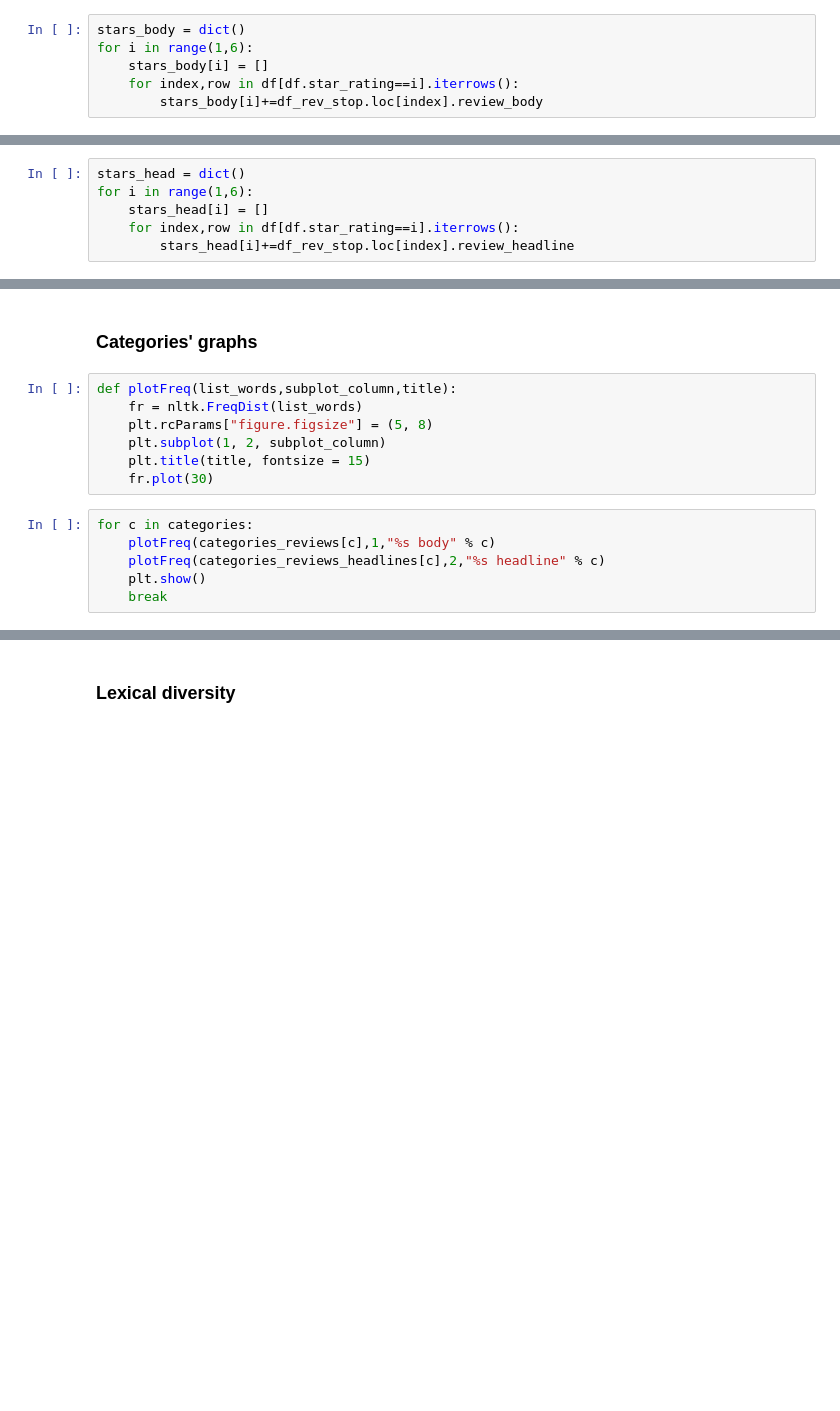
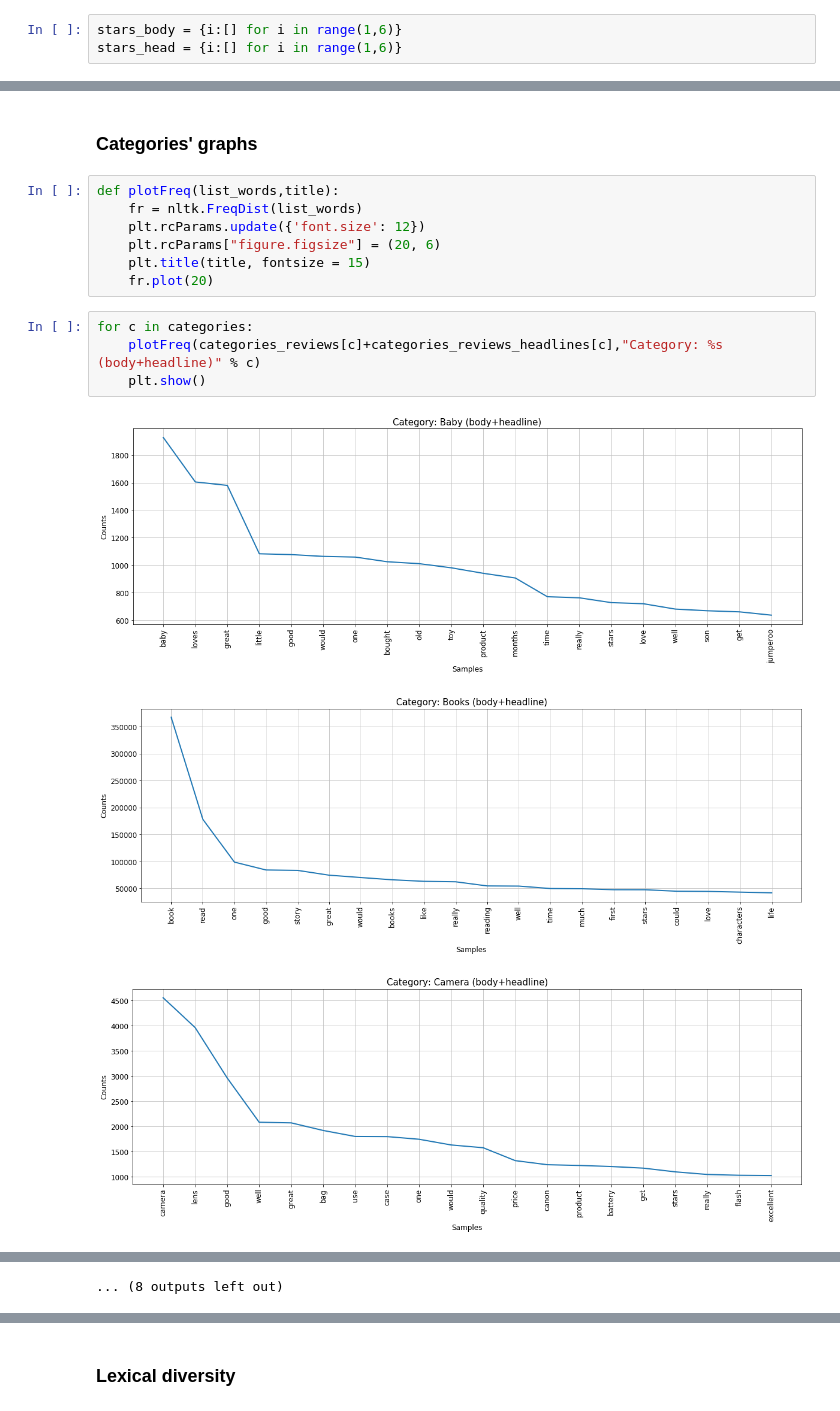
Before and after one commit to carmignanivittorio/Amazon-review-dataset-analysis, a Jupyter notebook: TextAnalysis.ipynb, the cells around one changed output, grey strips where cells are left out. Drawn from its saved outputs; the diff is of its cells as text; blank space fills up the shorter version.

```diff
--- a/TextAnalysis.ipynb
+++ b/TextAnalysis.ipynb
@@ -130,6 +116,3 @@ for c in categories:
 # %%
-stars_body = dict()
-for i in range(1,6):
-    stars_body[i] = []
-    for index,row in df[df.star_rating==i].iterrows():
-        stars_body[i]+=df_rev_stop.loc[index].review_body
+stars_body = {i:[] for i in range(1,6)}
+stars_head = {i:[] for i in range(1,6)}
@@ -138,6 +118,0 @@ for i in range(1,6):
-# %%
-stars_head = dict()
-for i in range(1,6):
-    stars_head[i] = []
-    for index,row in df[df.star_rating==i].iterrows():
-        stars_head[i]+=df_rev_stop.loc[index].review_headline
@@ -269,15 +261,17 @@ Number of words (headline+body) of all reviews = 116006962, without stopwrods =
 # %% [markdown]
 ### Categories' graphs
 # %%
-def plotFreq(list_words,subplot_column,title):
+def plotFreq(list_words,title):
     fr = nltk.FreqDist(list_words)
-    plt.rcParams["figure.figsize"] = (5, 8)
-    plt.subplot(1, 2, subplot_column)
+    plt.rcParams.update({'font.size': 12})
+    plt.rcParams["figure.figsize"] = (20, 6)
     plt.title(title, fontsize = 15)
-    fr.plot(30)
+    fr.plot(20)
 # %%
 for c in categories:
-    plotFreq(categories_reviews[c],1,"%s body" % c)
-    plotFreq(categories_reviews_headlines[c],2,"%s headline" % c)
+    plotFreq(categories_reviews[c]+categories_reviews_headlines[c],"Category: %s (body+headline)" % c)
     plt.show()
-    break
+# %% [output]
+[figure, added]
+[figure, added]
+[figure, added]
@@ -284,2 +287,3 @@ for c in categories:
+... (8 outputs left out)
 # %%
 for i in range(1,6):
```
Also changed, not shown: parts of 35 cells of this notebook, 1 other file.
